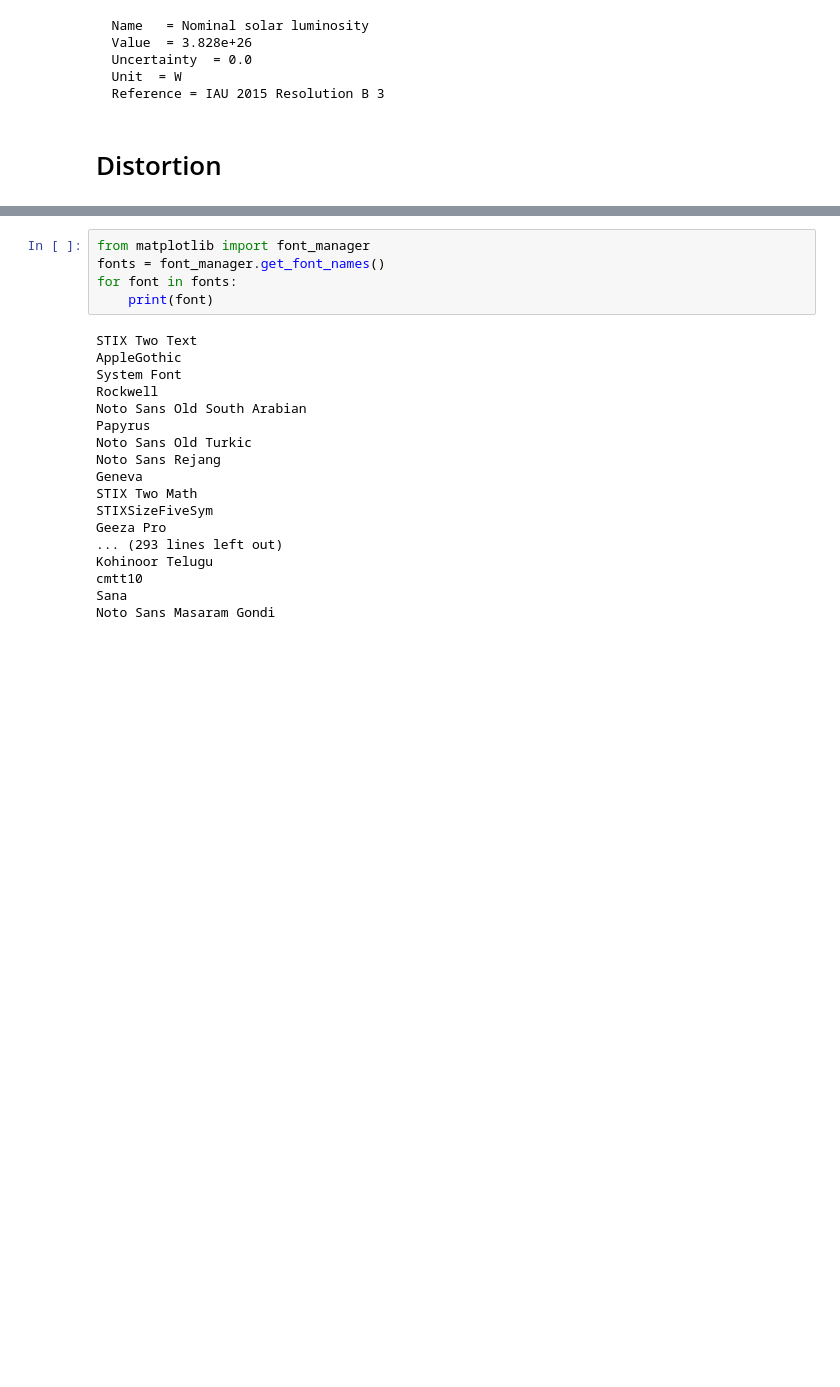
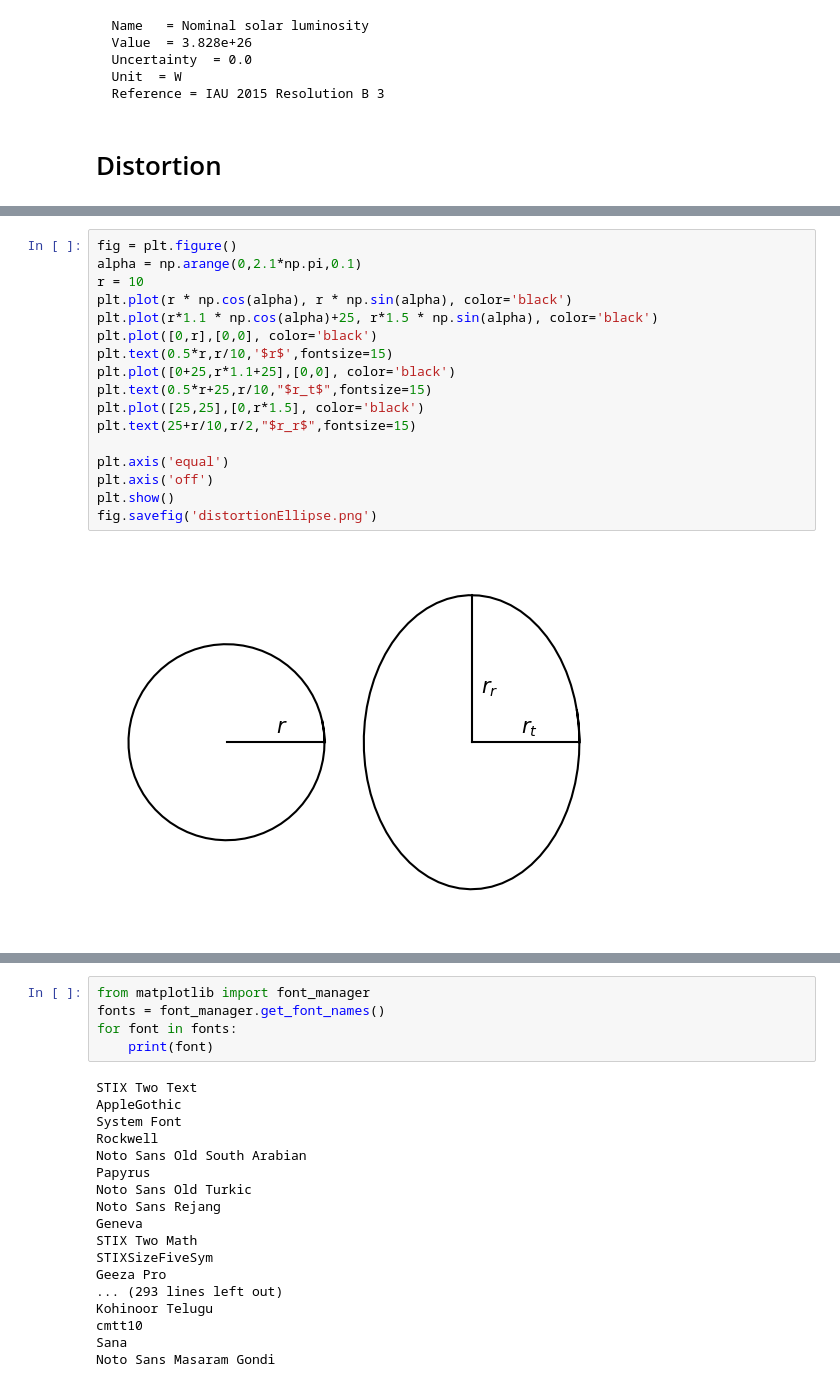
Before and after one commit to spacetelescope/skymap, a Jupyter notebook: notebook/Tessellation.ipynb, the cells around one changed output, grey strips where cells are left out. Drawn from its saved outputs; the diff is of its cells as text; blank space fills up the shorter version.

```diff
--- a/notebook/Tessellation.ipynb
+++ b/notebook/Tessellation.ipynb
@@ -1493,0 +1494,19 @@ fig.savefig('distortionSketch.png')
+# %%
+fig = plt.figure()
+alpha = np.arange(0,2.1*np.pi,0.1)
+r = 10
+plt.plot(r * np.cos(alpha), r * np.sin(alpha), color='black')
+plt.plot(r*1.1 * np.cos(alpha)+25, r*1.5 * np.sin(alpha), color='black')
+plt.plot([0,r],[0,0], color='black')
+plt.text(0.5*r,r/10,'$r$',fontsize=15)
+plt.plot([0+25,r*1.1+25],[0,0], color='black')
+plt.text(0.5*r+25,r/10,"$r_t$",fontsize=15)
+plt.plot([25,25],[0,r*1.5], color='black')
+plt.text(25+r/10,r/2,"$r_r$",fontsize=15)
+
+plt.axis('equal')
+plt.axis('off')
+plt.show()
+fig.savefig('distortionEllipse.png')
+# %% [output]
+[figure, added]
```
Also changed, not shown: parts of 7 cells of this notebook.
